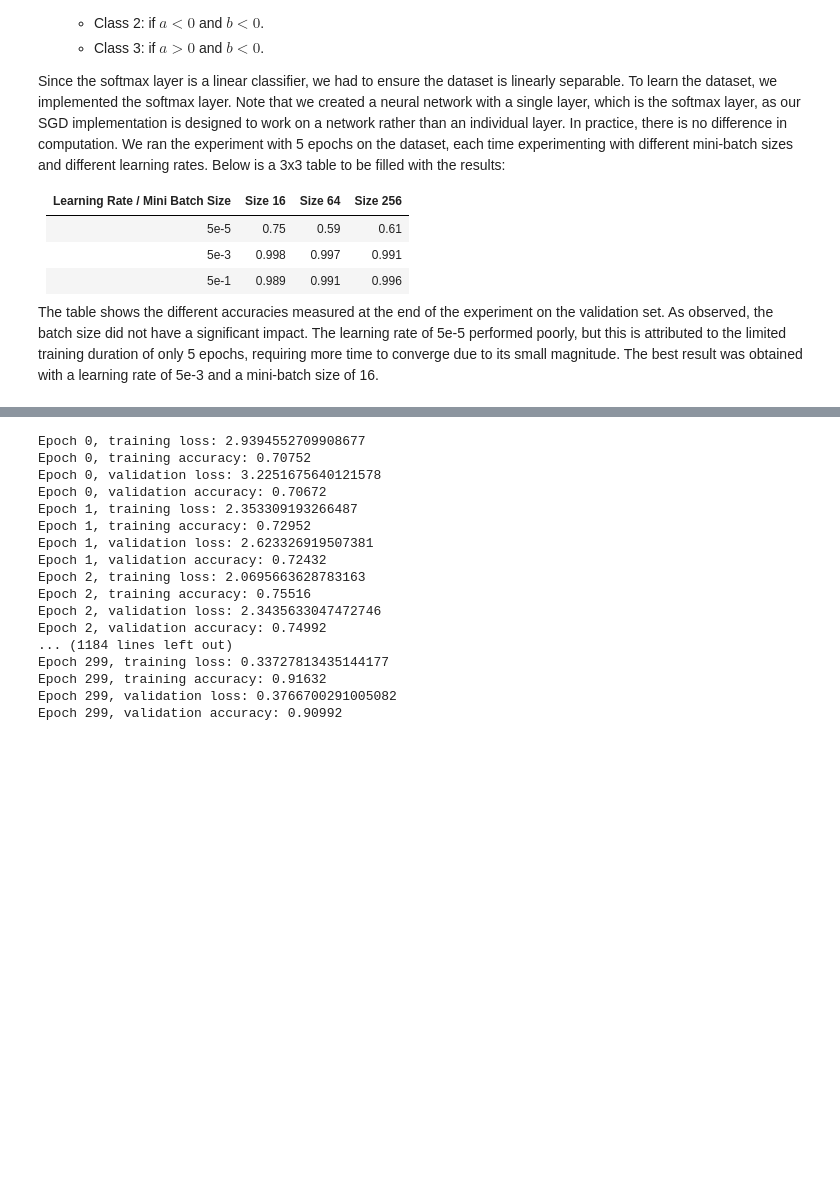
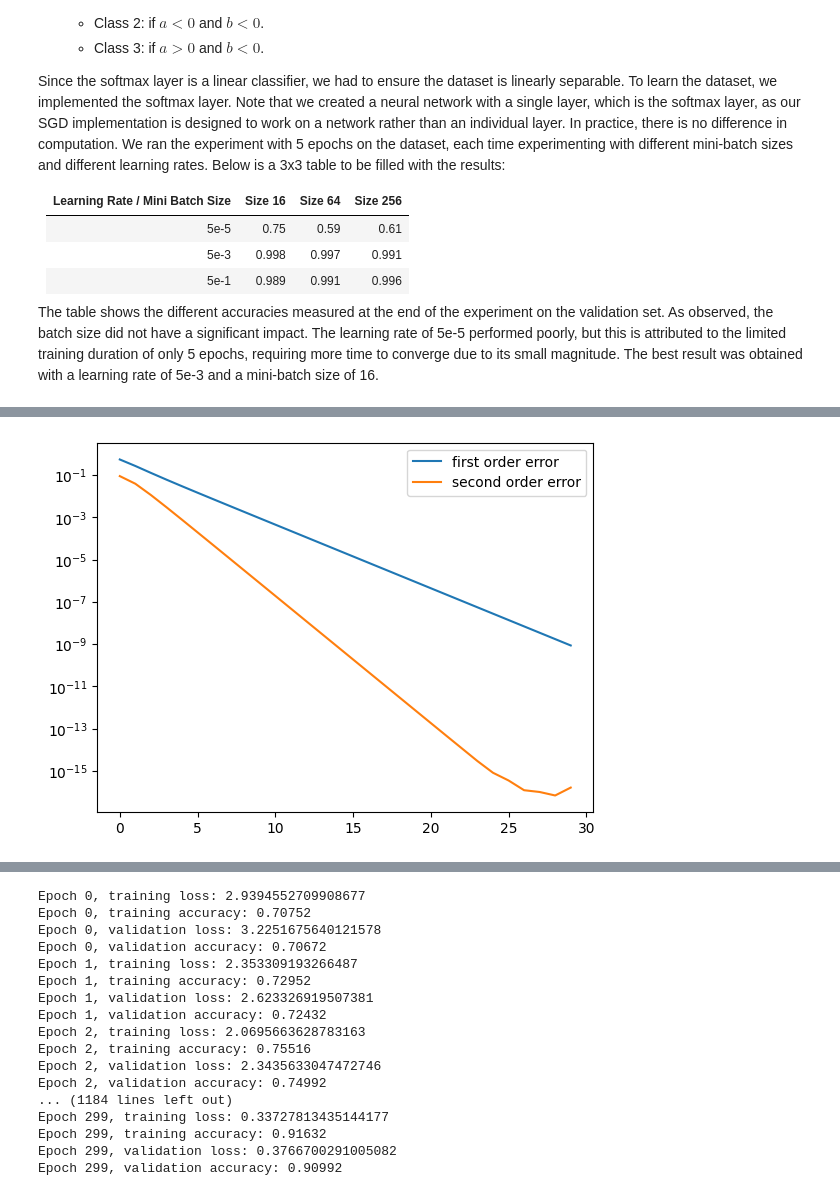
Before and after one commit to elemyoav/Deep-Learning, a Jupyter notebook: Deep-Learning-1.ipynb, the cells around one changed output, grey strips where cells are left out. Cells and saved outputs as stored; diff of their text form; code cells hidden in the pictures; blank space fills up the shorter version.

```diff
--- a/Deep-Learning-1.ipynb
+++ b/Deep-Learning-1.ipynb
@@ -192,0 +198,7 @@ Below we plotted the results of the Jacobian test on the `tanh` layer we created
+# %%
+# in this part we do the jacobian test, the results of which are plotted below
+tanh_layer = TanhLayer(2, 2)
+x = np.random.rand(2, 1)
+JacobianTest(tanh_layer, x)
+# %% [output]
+[figure, added]
```
Also changed, not shown: parts of 13 cells of this notebook, 1 other file.
